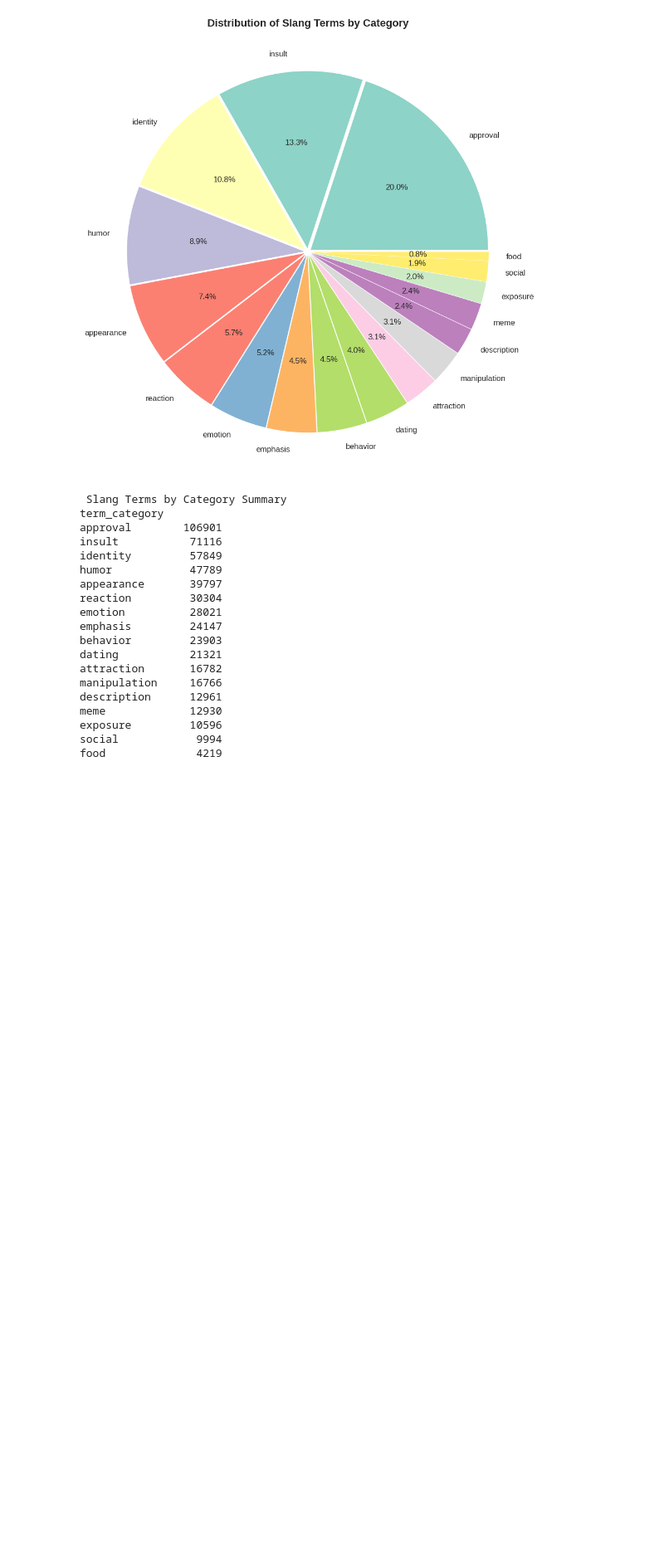
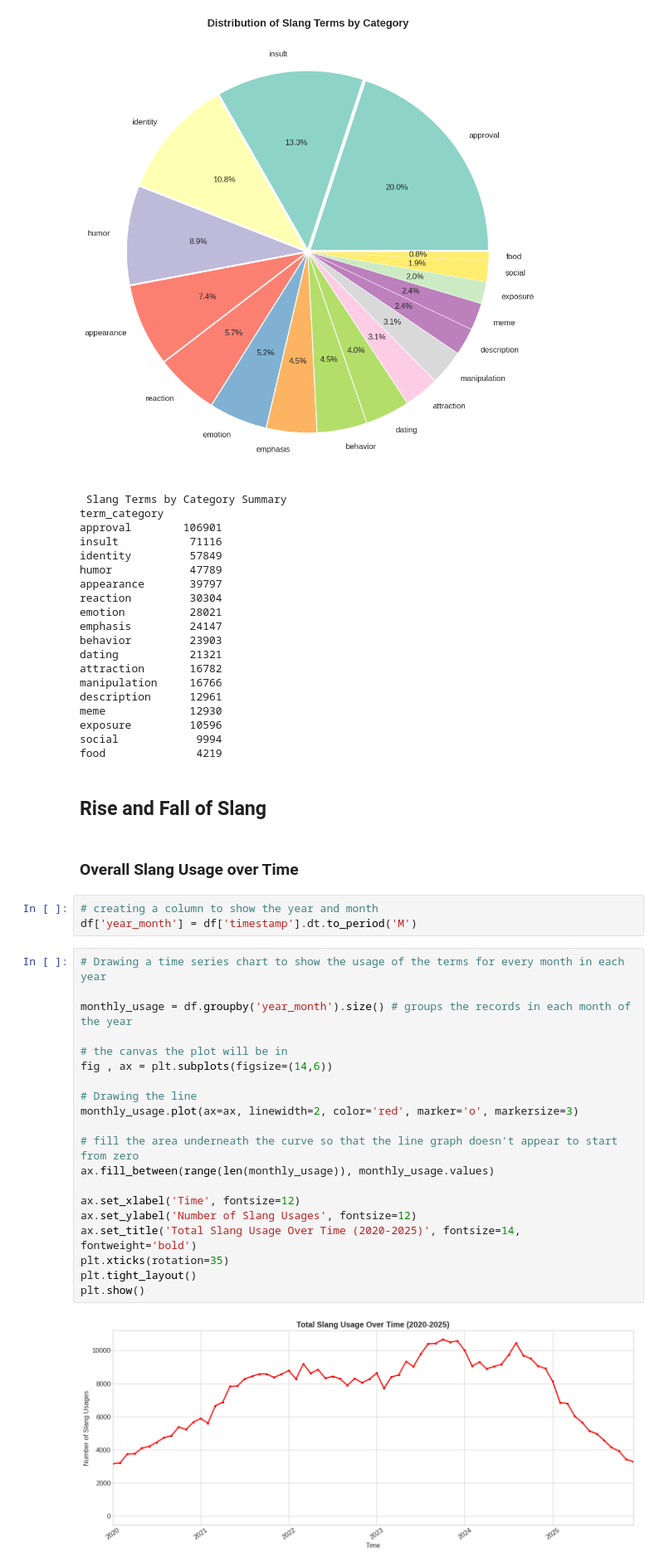
Before and after one commit to JKariithi/genzSlang, a Jupyter notebook: analysis.ipynb, the cells around one changed output. Shown at 83% size. Cells and saved outputs as stored; diff of their text form; blank space fills up the shorter version.

Commit message:
Slang usage over time

```diff
--- a/analysis.ipynb
+++ b/analysis.ipynb
@@ -188,3 +188,32 @@ meme             12930
 exposure         10596
 social            9994
 food              4219
+# %% [markdown]
+## Rise and Fall of Slang
+# %% [markdown]
+### Overall Slang Usage over Time
+# %%
+# creating a column to show the year and month
+df['year_month'] = df['timestamp'].dt.to_period('M')
+# %%
+# Drawing a time series chart to show the usage of the terms for every month in each year
+
+monthly_usage = df.groupby('year_month').size() # groups the records in each month of the year
+
+# the canvas the plot will be in
+fig , ax = plt.subplots(figsize=(14,6))
+
+# Drawing the line
+monthly_usage.plot(ax=ax, linewidth=2, color='red', marker='o', markersize=3)
+
+# fill the area underneath the curve so that the line graph doesn't appear to start from zero
+ax.fill_between(range(len(monthly_usage)), monthly_usage.values)
+
+ax.set_xlabel('Time', fontsize=12)
+ax.set_ylabel('Number of Slang Usages', fontsize=12)
+ax.set_title('Total Slang Usage Over Time (2020-2025)', fontsize=14, fontweight='bold')
+plt.xticks(rotation=35)
+plt.tight_layout()
+plt.show()
+# %% [output]
+[figure, added]
```
